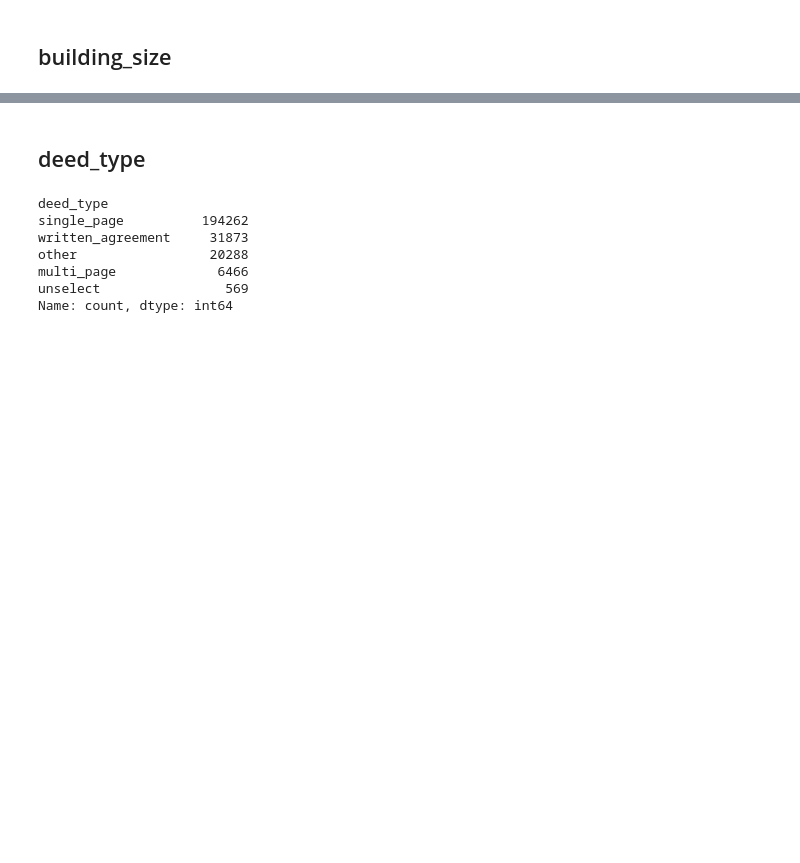
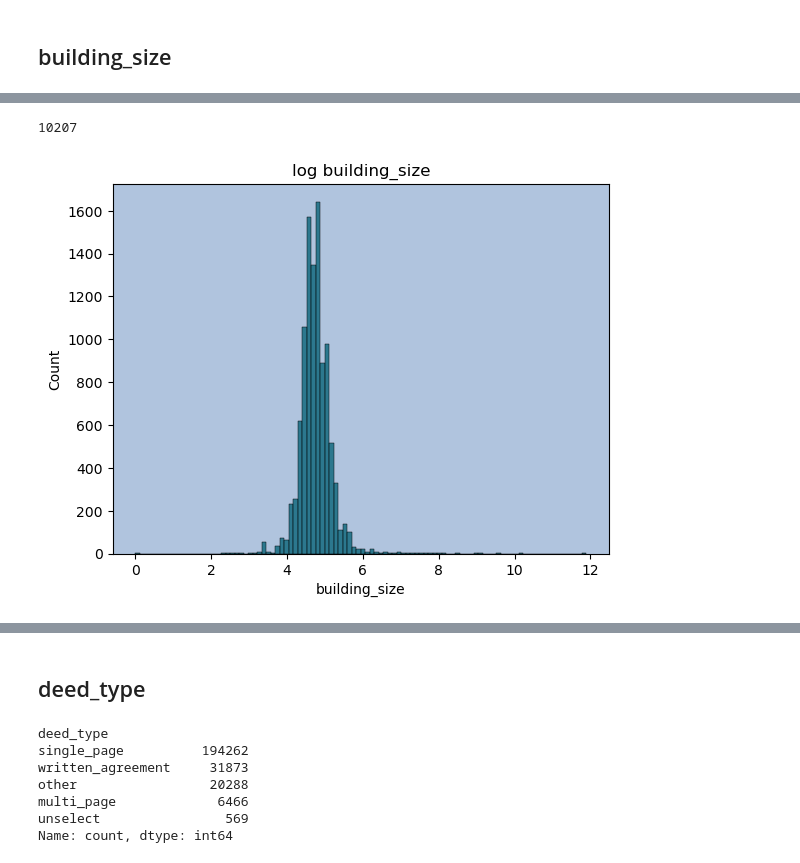
Before and after one commit to AlirezaMojtabavi/Real-estate_PricePrediction, a Jupyter notebook: notebooks/exploration/clean_columns_23_to_42.ipynb, the cells around one changed output, grey strips where cells are left out. Cells and saved outputs as stored; diff of their text form; code cells hidden in the pictures; blank space fills up the shorter version.

Commit message:
building size column has been completed

```diff
--- a/notebooks/exploration/clean_columns_23_to_42.ipynb
+++ b/notebooks/exploration/clean_columns_23_to_42.ipynb
@@ -673,2 +702,9 @@ plt.gca().set_facecolor("lightsteelblue")
 # %%
 df_subset.building_size = np.log(df_subset.building_size)
+# %%
+
+for item in df_subset.cat3_slug.unique():
+    if item == "plot-old" or item == "house-villa-sell" or item == "house-villa-rent" or item == "presell" or item == "partnership":
+        continue
+    item_mean = df_subset.loc[(df_subset.cat3_slug == item)].building_size.mean()
+    df_subset.loc[df_subset.cat3_slug == item, "building_size"] = df_subset.loc[df_subset.cat3_slug == item, "building_size"].fillna(item_mean)
@@ -674,0 +833,7 @@ df_subset.building_size = np.log(df_subset.building_size)
+# %%
+df_subset["building_size_ai"] = pd.to_numeric(df_subset["building_size_ai"], errors="coerce")
+
+building_presell_mask = (~(df_subset["building_size_ai"].isna()) & (df_subset.cat3_slug == "presell") & (df_subset.building_size.isna()))
+print(building_presell_mask.sum())
+# %% [output]
+10207
@@ -674,0 +842,11 @@ df_subset.building_size = np.log(df_subset.building_size)
+# %%
+df_subset["building_size_ai"] = pd.read_csv("building_size_1.csv")["building_size_ai"]
+# %%
+df_subset.loc[building_presell_mask, "building_size"] = np.log(df_subset.loc[building_presell_mask, "building_size_ai"])
+# %%
+presell_building_size = df_subset[df_subset.cat3_slug == "presell"].building_size
+plt.title("log building_size")
+sns.histplot(presell_building_size, color="#005f73", bins=100)
+plt.gca().set_facecolor("lightsteelblue")
+# %% [output]
+[figure, added]
```
Also changed, not shown: parts of 18 cells of this notebook, 1 other file.
